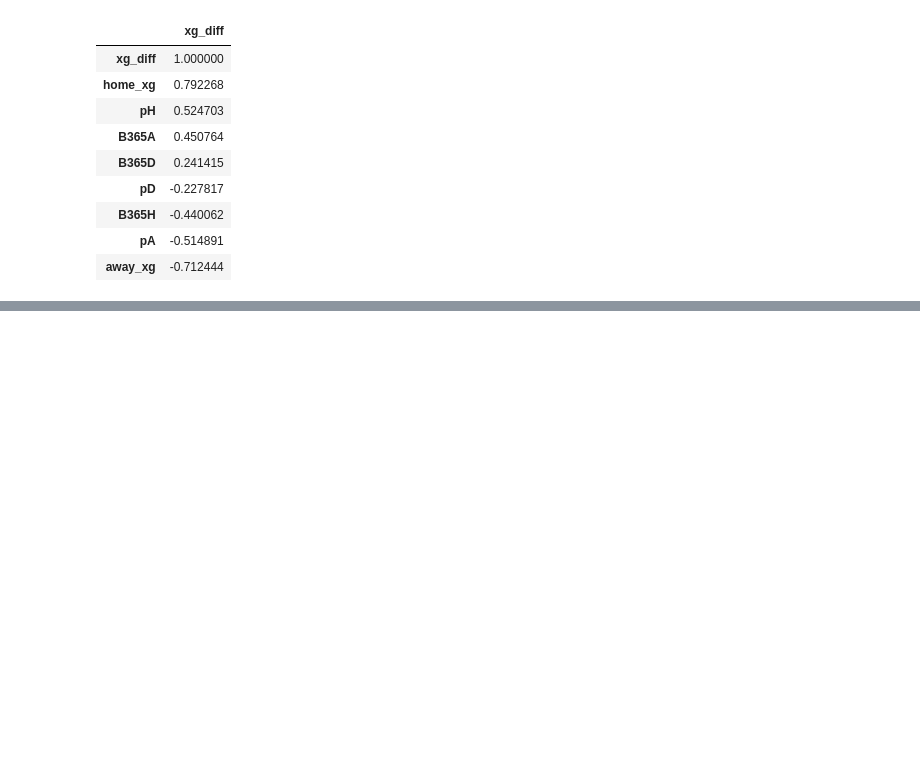
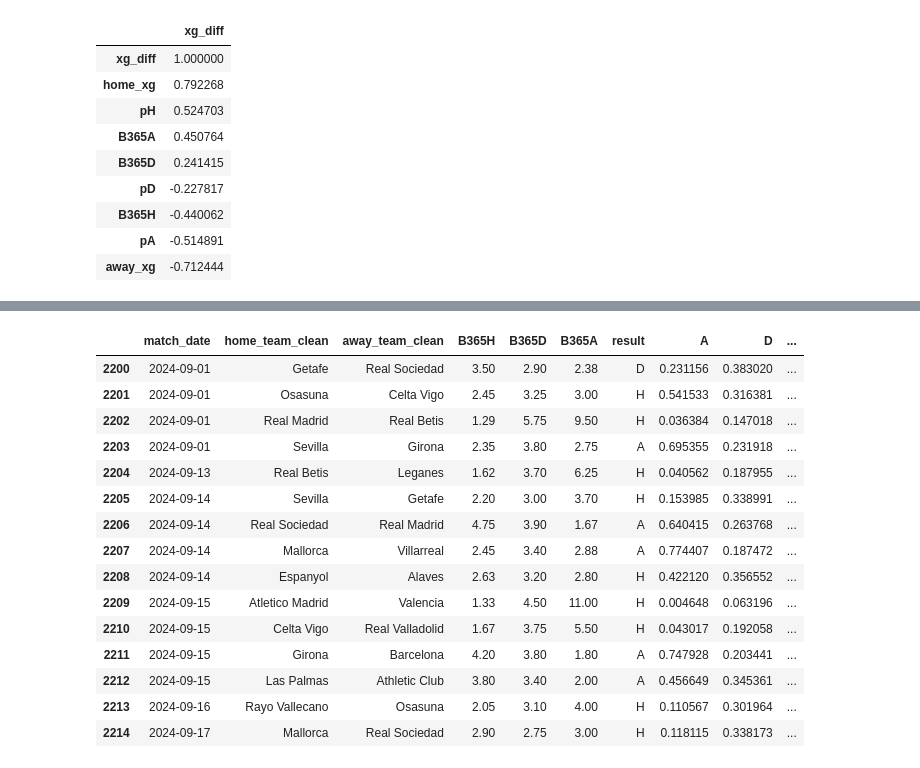
Before and after one commit to velezcanizares/EDA_data_football, a Jupyter notebook: merge_cuotas.ipynb, the cells around one changed output, grey strips where cells are left out. Saved outputs shown, nothing was run; the diff lists cells and outputs as text; code cells hidden in the pictures; blank space fills up the shorter version.

```diff
--- a/merge_cuotas.ipynb
+++ b/merge_cuotas.ipynb
@@ -330,0 +489,70 @@ Correlación con xg_diff (positivo = favorito local en xG):
+# %%
+# CELDA 13 — Simulador (stake fijo) robusto
+
+# Checks
+if "dfA" not in globals():
+    raise NameError("Falta dfA. Ejecuta la celda 7.")
+if "clf" not in globals():
+    raise NameError("Falta clf (Logistic Regression). Ejecuta la celda 10.")
+
+# Recalcular split dentro de la celda (evita variables viejas)
+n = len(dfA)
+split_idx = int(n * 0.8)
+
+test = dfA.iloc[split_idx:].copy()
+X_test = test[["pH","pD","pA","xg_diff","vig"]].copy()
+
+print("len(dfA):", n, "| split_idx:", split_idx, "| len(test):", len(test))
+
+if len(X_test) == 0:
+    raise ValueError("X_test quedó vacío. Revisa que dfA tenga filas y el split sea correcto.")
+
+# Probabilidades del modelo
+proba = clf.predict_proba(X_test)
+proba_df = pd.DataFrame(proba, columns=clf.classes_, index=test.index)
+
+# Tabla de simulación
+sim = test[["match_date","home_team_clean","away_team_clean","B365H","B365D","B365A","result"]].copy()
+sim = sim.join(proba_df)
+
+# Probabilidades mercado (ya normalizadas)
+sim["mH"], sim["mD"], sim["mA"] = test["pH"].values, test["pD"].values, test["pA"].values
+
+# Edge
+sim["edge_H"] = sim["H"] - sim["mH"]
+sim["edge_D"] = sim["D"] - sim["mD"]
+sim["edge_A"] = sim["A"] - sim["mA"]
+
+# Selección apuesta
+TH = 0.03
+edges = sim[["edge_H","edge_D","edge_A"]]
+best = edges.idxmax(axis=1)
+
+sim["bet"] = best.map({"edge_H":"H", "edge_D":"D", "edge_A":"A"})
+sim["edge_best"] = edges.max(axis=1)
+sim["place_bet"] = sim["edge_best"] >= TH
+
+# Cuota según apuesta
+sim["odds"] = np.where(sim["bet"]=="H", sim["B365H"],
+               np.where(sim["bet"]=="D", sim["B365D"], sim["B365A"]))
+
+# PnL stake fijo
+stake = 1.0
+sim["win"] = sim["place_bet"] & (sim["bet"] == sim["result"])
+sim["pnl"] = np.where(sim["place_bet"],
+                      np.where(sim["win"], stake*(sim["odds"]-1), -stake),
+                      0.0)
+
+sim["bankroll"] = sim["pnl"].cumsum()
+
+# Métricas
+n_bets = int(sim["place_bet"].sum())
+pnl_total = float(sim["pnl"].sum())
+roi = pnl_total / (stake * n_bets + 1e-9)
+
+print("N° apuestas:", n_bets)
+print("PnL total:", round(pnl_total, 2))
+print("ROI:", round(roi, 4))
+
+display(sim.loc[sim["place_bet"]].head(15))
+# %% [output]
@@ -330,0 +563,16 @@ Correlación con xg_diff (positivo = favorito local en xG):
+|  | match_date | home_team_clean | away_team_clean | B365H | B365D | B365A | result | A | D | ... |
+| 2200 | 2024-09-01 | Getafe | Real Sociedad | 3.50 | 2.90 | 2.38 | D | 0.231156 | 0.383020 | ... |
+| 2201 | 2024-09-01 | Osasuna | Celta Vigo | 2.45 | 3.25 | 3.00 | H | 0.541533 | 0.316381 | ... |
+| 2202 | 2024-09-01 | Real Madrid | Real Betis | 1.29 | 5.75 | 9.50 | H | 0.036384 | 0.147018 | ... |
+| 2203 | 2024-09-01 | Sevilla | Girona | 2.35 | 3.80 | 2.75 | A | 0.695355 | 0.231918 | ... |
+| 2204 | 2024-09-13 | Real Betis | Leganes | 1.62 | 3.70 | 6.25 | H | 0.040562 | 0.187955 | ... |
+| 2205 | 2024-09-14 | Sevilla | Getafe | 2.20 | 3.00 | 3.70 | H | 0.153985 | 0.338991 | ... |
+| 2206 | 2024-09-14 | Real Sociedad | Real Madrid | 4.75 | 3.90 | 1.67 | A | 0.640415 | 0.263768 | ... |
+| 2207 | 2024-09-14 | Mallorca | Villarreal | 2.45 | 3.40 | 2.88 | A | 0.774407 | 0.187472 | ... |
+| 2208 | 2024-09-14 | Espanyol | Alaves | 2.63 | 3.20 | 2.80 | H | 0.422120 | 0.356552 | ... |
+| 2209 | 2024-09-15 | Atletico Madrid | Valencia | 1.33 | 4.50 | 11.00 | H | 0.004648 | 0.063196 | ... |
+| 2210 | 2024-09-15 | Celta Vigo | Real Valladolid | 1.67 | 3.75 | 5.50 | H | 0.043017 | 0.192058 | ... |
+| 2211 | 2024-09-15 | Girona | Barcelona | 4.20 | 3.80 | 1.80 | A | 0.747928 | 0.203441 | ... |
+| 2212 | 2024-09-15 | Las Palmas | Athletic Club | 3.80 | 3.40 | 2.00 | A | 0.456649 | 0.345361 | ... |
+| 2213 | 2024-09-16 | Rayo Vallecano | Osasuna | 2.05 | 3.10 | 4.00 | H | 0.110567 | 0.301964 | ... |
+| 2214 | 2024-09-17 | Mallorca | Real Sociedad | 2.90 | 2.75 | 3.00 | H | 0.118115 | 0.338173 | ... |
```
Also changed, not shown: parts of 9 cells of this notebook.
